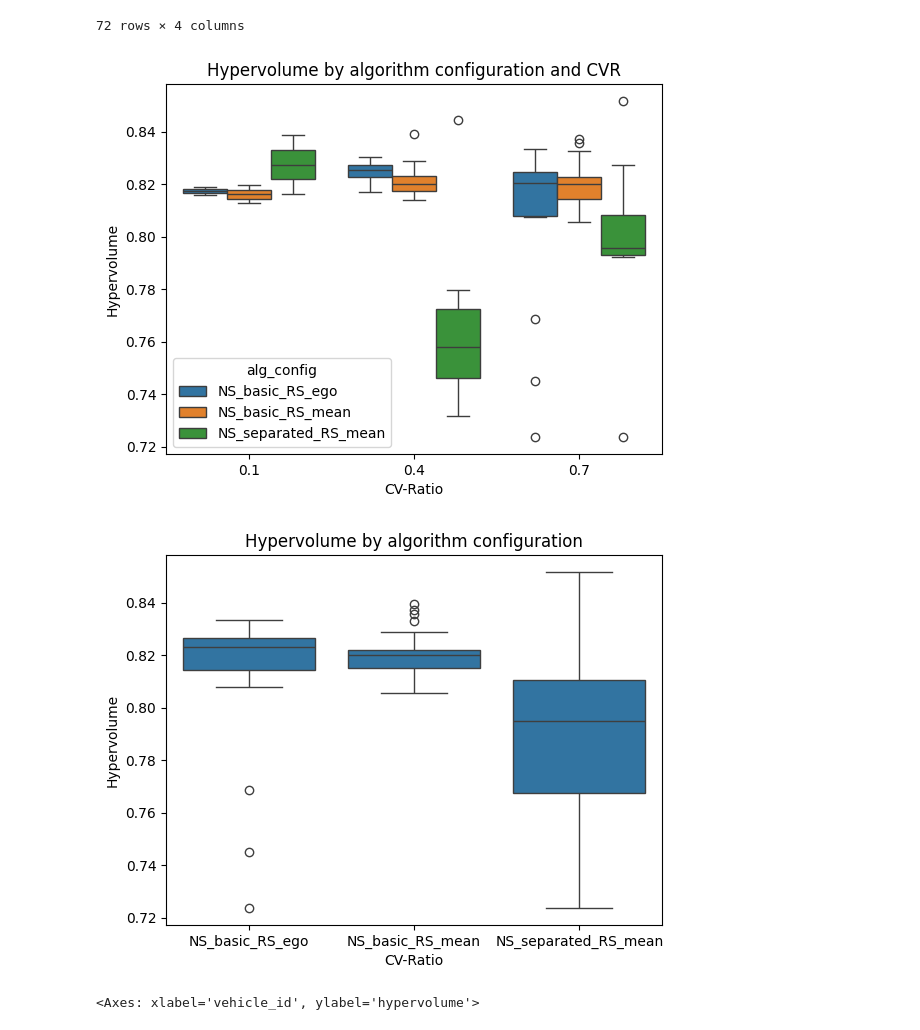
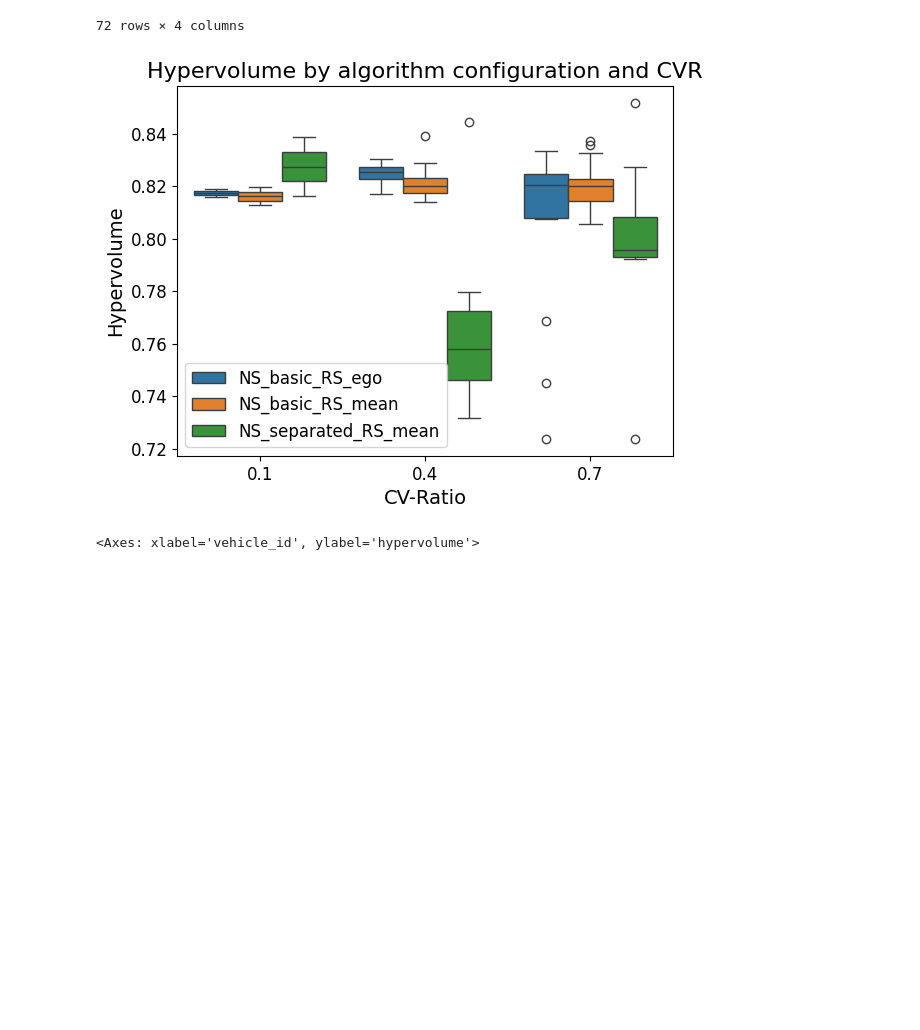
Before and after one commit to whl020406/moma-rl-ad, a Jupyter notebook: moma_highway_final_analysis_3rd_try.ipynb, the cells around one changed output. Saved outputs shown, nothing was run; the diff lists cells and outputs as text; code cells hidden in the pictures; blank space fills up the shorter version.

```diff
--- a/moma_highway_final_analysis_3rd_try.ipynb
+++ b/moma_highway_final_analysis_3rd_try.ipynb
@@ -263,26 +422,22 @@ Config.warnings['not_compiled'] = False
 72 rows × 4 columns
 # %%
 ax = sns.boxplot(hv_df, x="controlled_vehicle_ratio", y="hypervolume", hue="alg_config")
-ax.set_ylabel("Hypervolume")
-ax.set_xlabel("CV-Ratio")
-ax.set_title("Hypervolume by algorithm configuration and CVR")
+ax.set_ylabel("Hypervolume", fontsize=14)
+ax.set_xlabel("CV-Ratio", fontsize=14)
+ax.set_title("Hypervolume by algorithm configuration and CVR", fontsize=16)
+ax.tick_params(axis='x', labelsize=12)
+ax.tick_params(axis='y', labelsize=12)
+ax.legend(fontsize=12)
 plt.show()
 
-#avg hypervolume
-ax = sns.boxplot(hv_df, x="alg_config", y="hypervolume")
-ax.set_ylabel("Hypervolume")
-ax.set_xlabel("CV-Ratio")
-ax.set_title("Hypervolume by algorithm configuration")
-plt.show()
 #TODO: hypothesis: the hypervolume is dependent on the vehicle id,
 # because of they way they are spawned (one vehicle is always first,
 # has an easier time optimising their reward as they don't have as many vehicles to overtake):
 # color the dots in the scatterplot by the vehicle_id to see if there is.
 # If that is to messy to see something, try using a barplot/lineplot
 # with the vehicle ID on the x axis and the hypervolume on the y axis
 # %% [output]
-[figure, old version]
+[figure, new version]
-[figure, removed]
 # %%
 sns.lineplot(hv_df, x="vehicle_id", y="hypervolume", hue="alg_config", style="controlled_vehicle_ratio")
 # %% [output]
```
Also changed, not shown: parts of 34 cells of this notebook, 8 other files.
